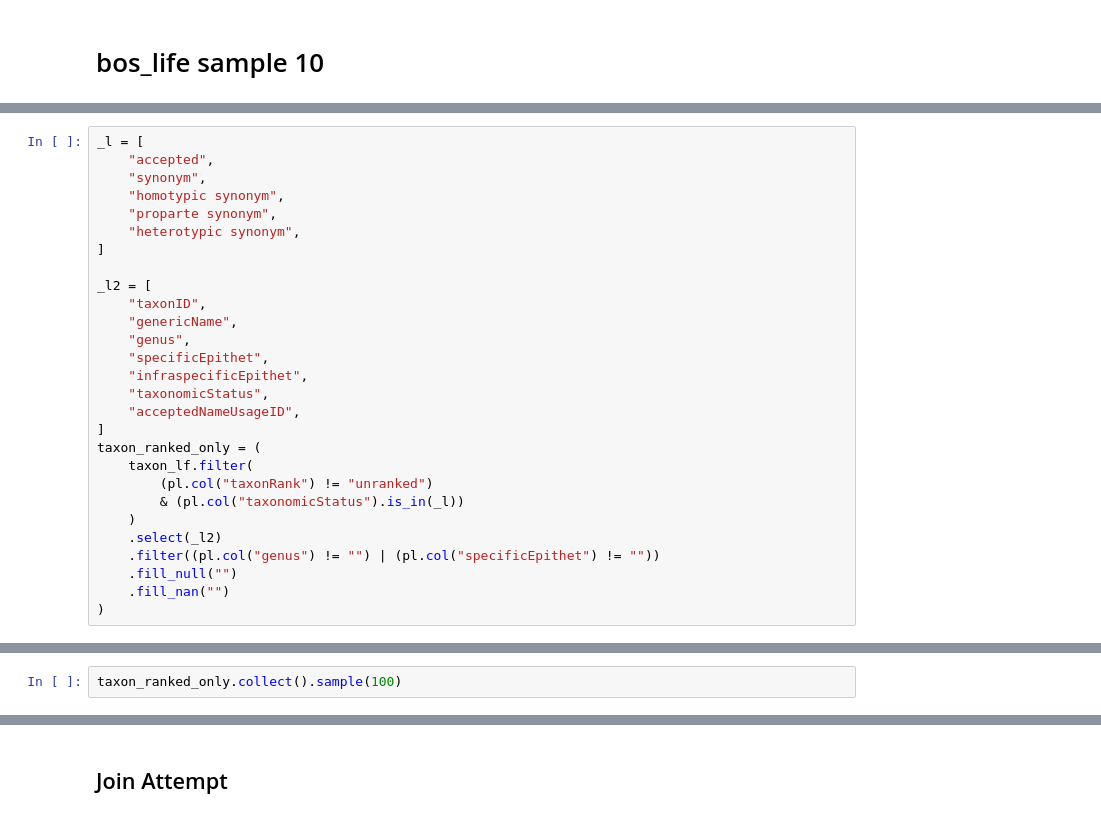
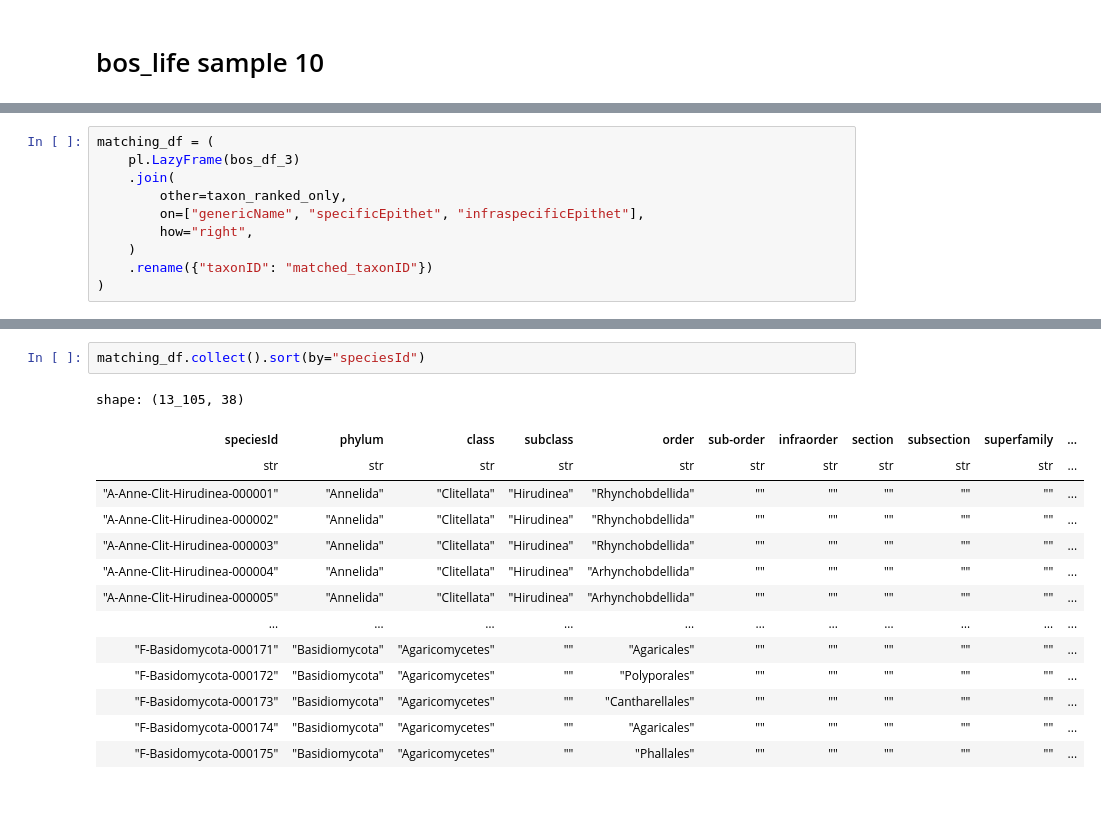
Before and after one commit to roberthobblebottom/lkcnhm_data_wrangling, a Jupyter notebook: __marimo__/explore_datasets_marimo_notebook.ipynb, the cells around one changed output, grey strips where cells are left out. Cells and saved outputs as stored; diff of their text form.

```diff
--- a/__marimo__/explore_datasets_marimo_notebook.ipynb
+++ b/__marimo__/explore_datasets_marimo_notebook.ipynb
@@ -432,28 +463,0 @@ shape: (13_103, 41)
-# %%
-_l = [
-    "accepted",
-    "synonym",
-    "homotypic synonym",
-    "proparte synonym",
-    "heterotypic synonym",
-]
-
-_l2 = [
-    "taxonID",
-    "genericName",
-    "genus",
-    "specificEpithet",
-    "infraspecificEpithet",
-    "taxonomicStatus",
-    "acceptedNameUsageID",
-]
-taxon_ranked_only = (
-    taxon_lf.filter(
-        (pl.col("taxonRank") != "unranked")
-        & (pl.col("taxonomicStatus").is_in(_l))
-    )
-    .select(_l2)
-    .filter((pl.col("genus") != "") | (pl.col("specificEpithet") != ""))
-    .fill_null("")
-    .fill_nan("")
-)
@@ -460,2 +482,10 @@ taxon_ranked_only = (
 # %%
-taxon_ranked_only.collect().sample(100)
+matching_df = (
+    pl.LazyFrame(bos_df_3)
+    .join(
+        other=taxon_ranked_only,
+        on=["genericName", "specificEpithet", "infraspecificEpithet"],
+        how="right",
+    )
+    .rename({"taxonID": "matched_taxonID"})
+)
@@ -477,3 +492,18 @@ shape: (100, 7)
-# %% [markdown]
-## Join Attempt
+# %%
+matching_df.collect().sort(by="speciesId")
+# %% [output]
+shape: (13_105, 38)
+| speciesId | phylum | class | subclass | order | sub-order | infraorder | section | subsection | superfamily | ... |
+| str | str | str | str | str | str | str | str | str | str | ... |
+| "A-Anne-Clit-Hirudinea-000001" | "Annelida" | "Clitellata" | "Hirudinea" | "Rhynchobdellida" | "" | "" | "" | "" | "" | ... |
+| "A-Anne-Clit-Hirudinea-000002" | "Annelida" | "Clitellata" | "Hirudinea" | "Rhynchobdellida" | "" | "" | "" | "" | "" | ... |
+| "A-Anne-Clit-Hirudinea-000003" | "Annelida" | "Clitellata" | "Hirudinea" | "Rhynchobdellida" | "" | "" | "" | "" | "" | ... |
+| "A-Anne-Clit-Hirudinea-000004" | "Annelida" | "Clitellata" | "Hirudinea" | "Arhynchobdellida" | "" | "" | "" | "" | "" | ... |
+| "A-Anne-Clit-Hirudinea-000005" | "Annelida" | "Clitellata" | "Hirudinea" | "Arhynchobdellida" | "" | "" | "" | "" | "" | ... |
+| … | … | … | … | … | … | … | … | … | … | ... |
+| "F-Basidomycota-000171" | "Basidiomycota" | "Agaricomycetes" | "" | "Agaricales" | "" | "" | "" | "" | "" | ... |
+| "F-Basidomycota-000172" | "Basidiomycota" | "Agaricomycetes" | "" | "Polyporales" | "" | "" | "" | "" | "" | ... |
+| "F-Basidomycota-000173" | "Basidiomycota" | "Agaricomycetes" | "" | "Cantharellales" | "" | "" | "" | "" | "" | ... |
+| "F-Basidomycota-000174" | "Basidiomycota" | "Agaricomycetes" | "" | "Agaricales" | "" | "" | "" | "" | "" | ... |
+| "F-Basidomycota-000175" | "Basidiomycota" | "Agaricomycetes" | "" | "Phallales" | "" | "" | "" | "" | "" | ... |
 # %%
```
Also changed, not shown: parts of 60 cells of this notebook, 4 other files.
